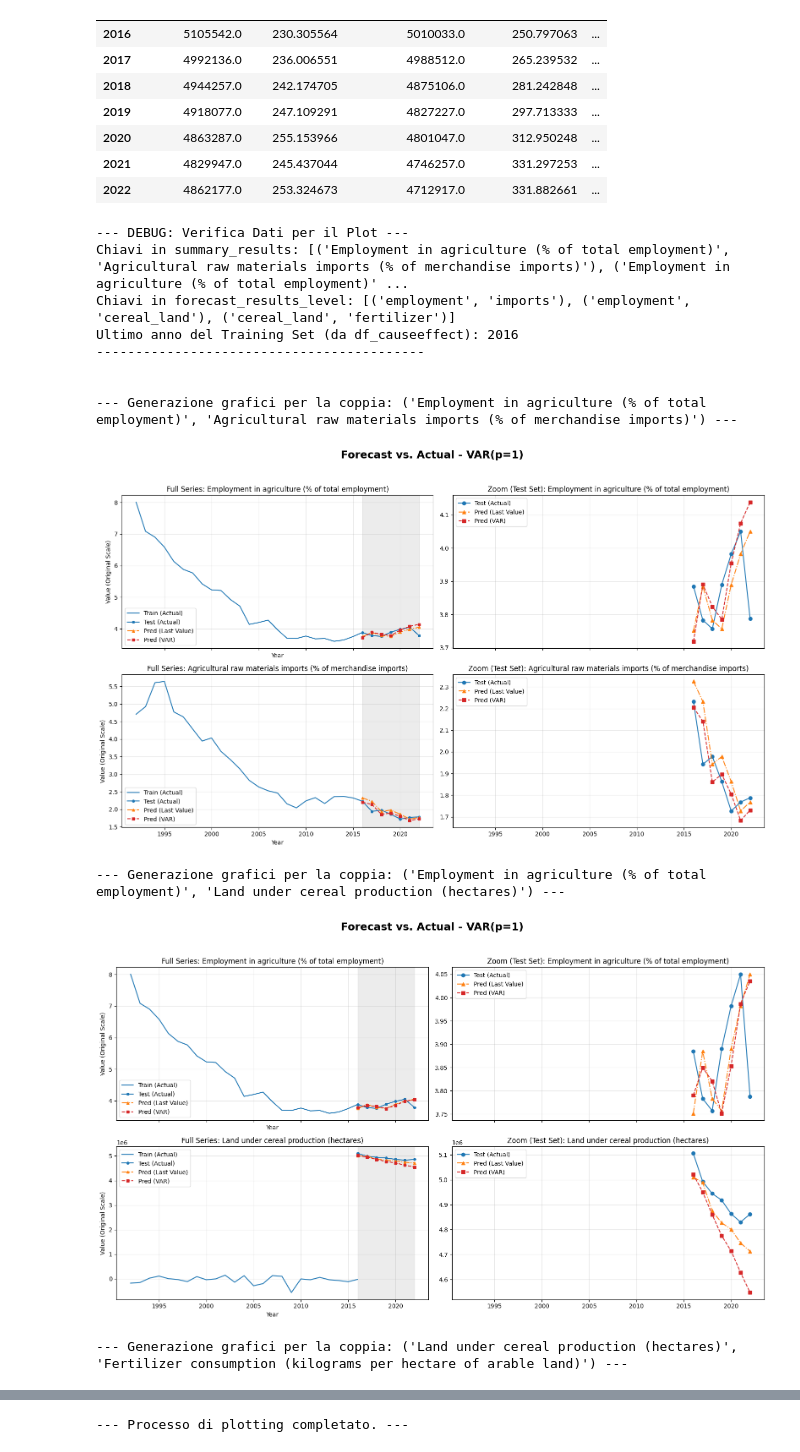
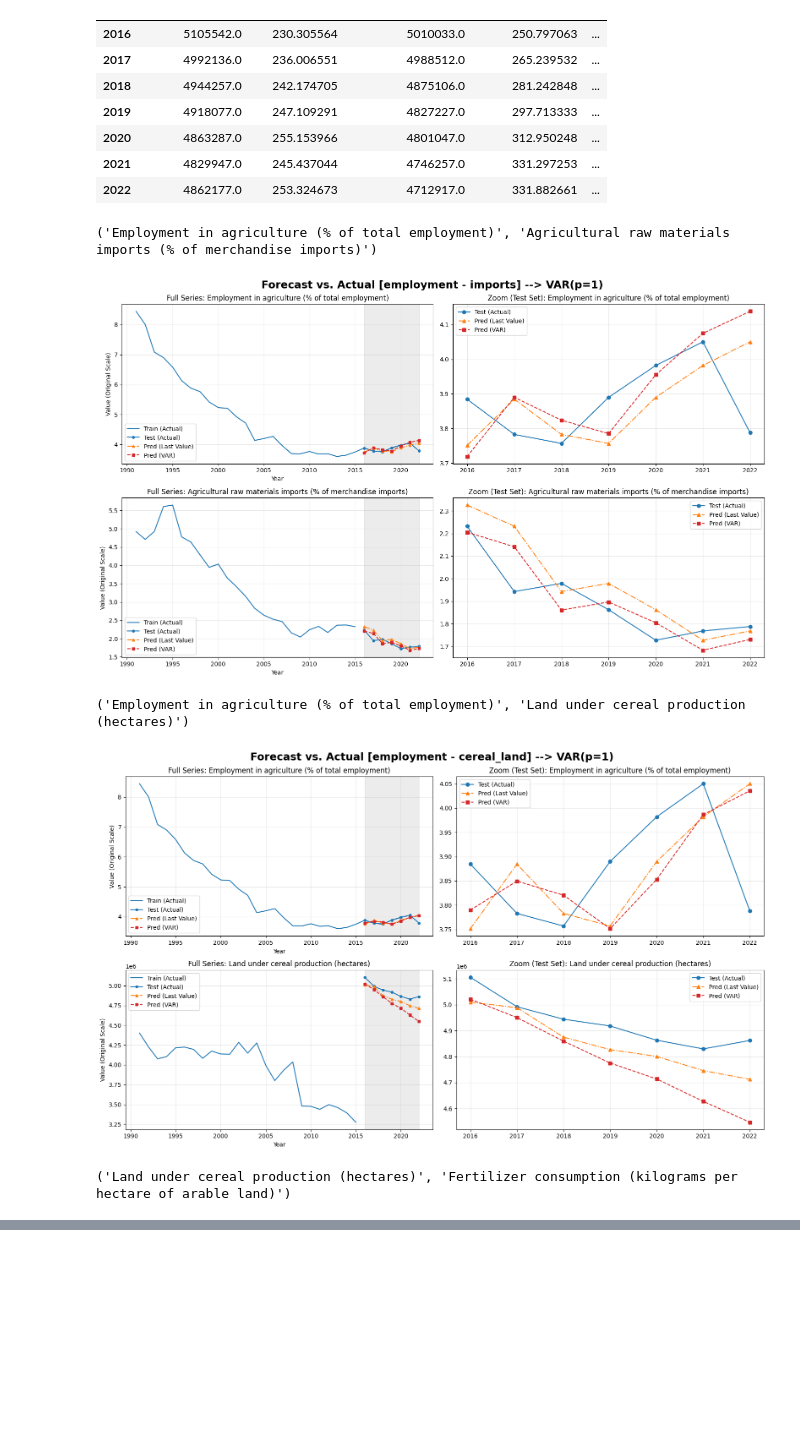
Before and after one commit to ginevraoldani/timeseries-forecasting-on-rural-development, a Jupyter notebook: CH10VARmodel.ipynb, the cells around one changed output, grey strips where cells are left out. Saved outputs shown, nothing was run; the diff lists cells and outputs as text; code cells hidden in the pictures; blank space fills up the shorter version.

```diff
--- a/CH10VARmodel.ipynb
+++ b/CH10VARmodel.ipynb
@@ -28,7 +28,7 @@ warnings.filterwarnings('ignore')
 df = pd.read_excel('./italy_values_dataset.xlsx')
 
 # plot styles
-colors = ['#1f77b4', '#2ca02c', '#ff7f0e', '#d62728']
+colors = ['#1f77b4', '#ff7f0e', '#d62728',  '#2ca02c']
 
 CATEGORIES = {
     'demography': ['population', 'growth', 'employment', 'Employment'],
@@ -423,7 +423,7 @@ def test_granger_pair(data, causing_var, caused_var, maxlag):
             min_p_value = p_value
     return min_p_value
 
-variables = df_var_input_scaled.columns
+variables = df_var_input.columns
 granger_results = []
 
 # 'permutations' testa sia (A, B) che (B, A)
@@ -431,7 +431,7 @@ for pair in permutations(variables, 2):
     causing_var = pair[0]
     caused_var = pair[1]
 
-    p_value = test_granger_pair(df_var_input_scaled, causing_var, caused_var, max_lag_granger)
+    p_value = test_granger_pair(df_var_input, causing_var, caused_var, max_lag_granger)
 
     granger_results.append({
         "Variabile Causa (X)": causing_var,
@@ -1002,71 +990,33 @@ def plot_forecast_comparison(train_data_full, test_data_pair,
 #     add_labels(bar1)
 #     add_labels(bar2)
 # %%
-# --- MAIN PER ESEGUIRE I PLOT ---
-
-# Assicurati che queste variabili siano definite e accessibili:
-# summary_results: (da cella 79)
-# forecast_results_level: (dal tuo codice precedente)
-# df_causeeffect: (da cella 54, dati originali a livello, non scalati)
-# SIMPLE_NAME: (dalla cella 84)
-# TRAIN_LEN: (dalla cella 84)
-# colors: (definito sopra)
-
-# Stampa di debug per assicurarsi che i dati siano disponibili
-print("--- DEBUG: Verifica Dati per il Plot ---")
-print(f"Chiavi in summary_results: {list(summary_results.keys())}")
-print(f"Chiavi in forecast_results_level: {list(forecast_results_level.keys())}")
-# Nota: L'indice per il training set va preso da df_causeeffect, non da df_causeeffect
-print(f"Ultimo anno del Training Set (da df_causeeffect): {df_causeeffect.index[TRAIN_LEN]}")
-print("------------------------------------------\n")
-
-# Itera sul dizionario 'summary_results' che usa i nomi LUNGHI
 for pair_key_long, results in summary_results.items():
-
     causing_long, caused_long = pair_key_long
     optimal_p = results['p_selected']
 
-    # 1. Traduci i nomi lunghi in nomi corti
     causing_simple = SIMPLE_NAME.get(causing_long)
     caused_simple = SIMPLE_NAME.get(caused_long)
-
-    # 2. Crea la chiave con i nomi corti per accedere a 'forecast_results_level'
     pair_key_simple = (causing_simple, caused_simple)
 
-    # 3. Controlla se la chiave esiste nel dizionario dei risultati
     if pair_key_simple not in forecast_results_level:
         print(f"ATTENZIONE: Chiave {pair_key_simple} non trovata in forecast_results_level. Salto il plot.")
         continue
-
-    # 4. Estrai il DataFrame corretto (a livello, non scalato)
     test_df = forecast_results_level[pair_key_simple]
 
-    print(f"\n--- Generazione grafici per la coppia: {pair_key_long} ---")
-
-    # 5. Chiama la funzione di plot COMBINATA
-    #    ERRORE CORRETTO: Passa df_causeeffect (dati originali a livello) come train_data_full
+    print(f"\n{pair_key_long}")
     plot_forecast_comparison(
-        train_data_full=df_causeeffect,       # <--- DATO CORRETTO (dati originali a livello)
-        test_data_pair=test_df,        # <--- DATO CORRETTO (forecast a livello)
+        train_data_full=wide_df.dropna(),
+        test_data_pair=test_df,
         causing_long_name=causing_long,
         caused_long_name=caused_long,
         causing_simple_name=causing_simple,
         caused_simple_name=caused_simple,
         optimal_p=optimal_p,
         TRAIN_LEN=TRAIN_LEN
     )
-
-print("\n--- Processo di plotting completato. ---")
 # %% [output]
---- DEBUG: Verifica Dati per il Plot ---
-Chiavi in summary_results: [('Employment in agriculture (% of total employment)', 'Agricultural raw materials imports (% of merchandise imports)'), ('Employment in agriculture (% of total employment)' ...
-Chiavi in forecast_results_level: [('employment', 'imports'), ('employment', 'cereal_land'), ('cereal_land', 'fertilizer')]
-Ultimo anno del Training Set (da df_causeeffect): 2016
-------------------------------------------
-
-
---- Generazione grafici per la coppia: ('Employment in agriculture (% of total employment)', 'Agricultural raw materials imports (% of merchandise imports)') ---
+('Employment in agriculture (% of total employment)', 'Agricultural raw materials imports (% of merchandise imports)')
-[figure, old version]
+[figure, new version]
---- Generazione grafici per la coppia: ('Employment in agriculture (% of total employment)', 'Land under cereal production (hectares)') ---
+('Employment in agriculture (% of total employment)', 'Land under cereal production (hectares)')
-[figure, old version]
+[figure, new version]
---- Generazione grafici per la coppia: ('Land under cereal production (hectares)', 'Fertilizer consumption (kilograms per hectare of arable land)') ---
+('Land under cereal production (hectares)', 'Fertilizer consumption (kilograms per hectare of arable land)')
@@ -1074 +1023,0 @@ Ultimo anno del Training Set (da df_causeeffect): 2016
---- Processo di plotting completato. ---
```
Also changed, not shown: parts of 4 cells of this notebook, 3 other files.
